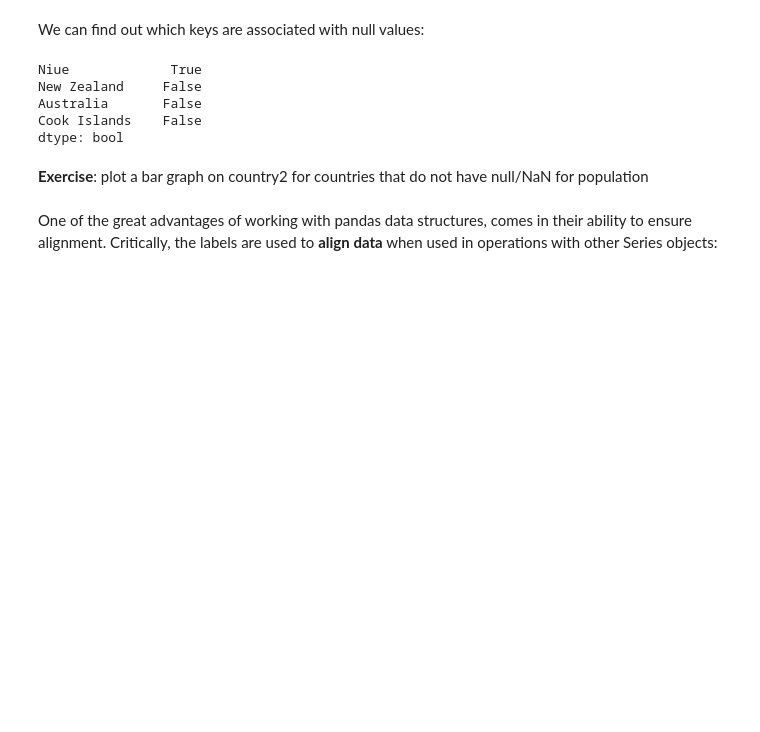
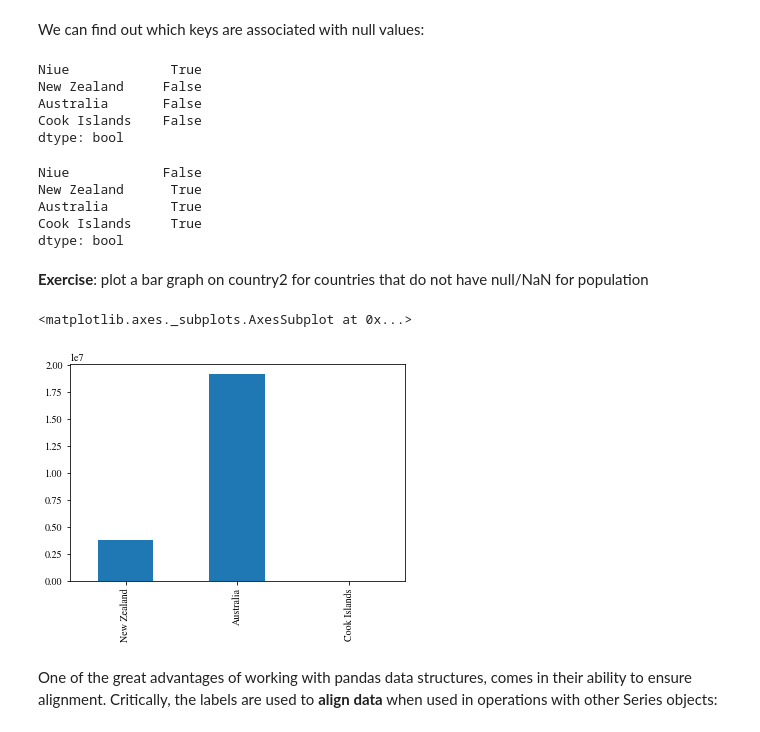
Before and after one commit to TOMMYWHY/158_755DataScience, a Jupyter notebook: 158755/Notebooks/Lecture 2A - Intro to Pandas Series.ipynb, the cells around one changed output. Drawn from its saved outputs; the diff is of its cells as text; code cells hidden in the pictures; blank space fills up the shorter version.

```diff
--- a/158755/Notebooks/Lecture 2A - Intro to Pandas Series.ipynb
+++ b/158755/Notebooks/Lecture 2A - Intro to Pandas Series.ipynb
@@ -340,8 +391,21 @@ New Zealand     False
 Australia       False
 Cook Islands    False
 dtype: bool
+# %%
+country2.notnull()
+# %% [output]
+Niue            False
+New Zealand      True
+Australia        True
+Cook Islands     True
+dtype: bool
 # %% [markdown]
 **Exercise**: plot a bar graph on country2 for countries that do not have null/NaN for population
+# %%
+country2[country2.isnull()==False].plot(kind="bar")
+# %% [output]
+<matplotlib.axes._subplots.AxesSubplot at 0x...>
+[figure, added]
 # %% [markdown]
 One of the great advantages of working with pandas data structures, comes in their ability to ensure alignment. Critically, the labels are used to **align data** when used in operations with other Series objects:
 # %%
```
Also changed, not shown: parts of 16 cells of this notebook, 5 other files.
